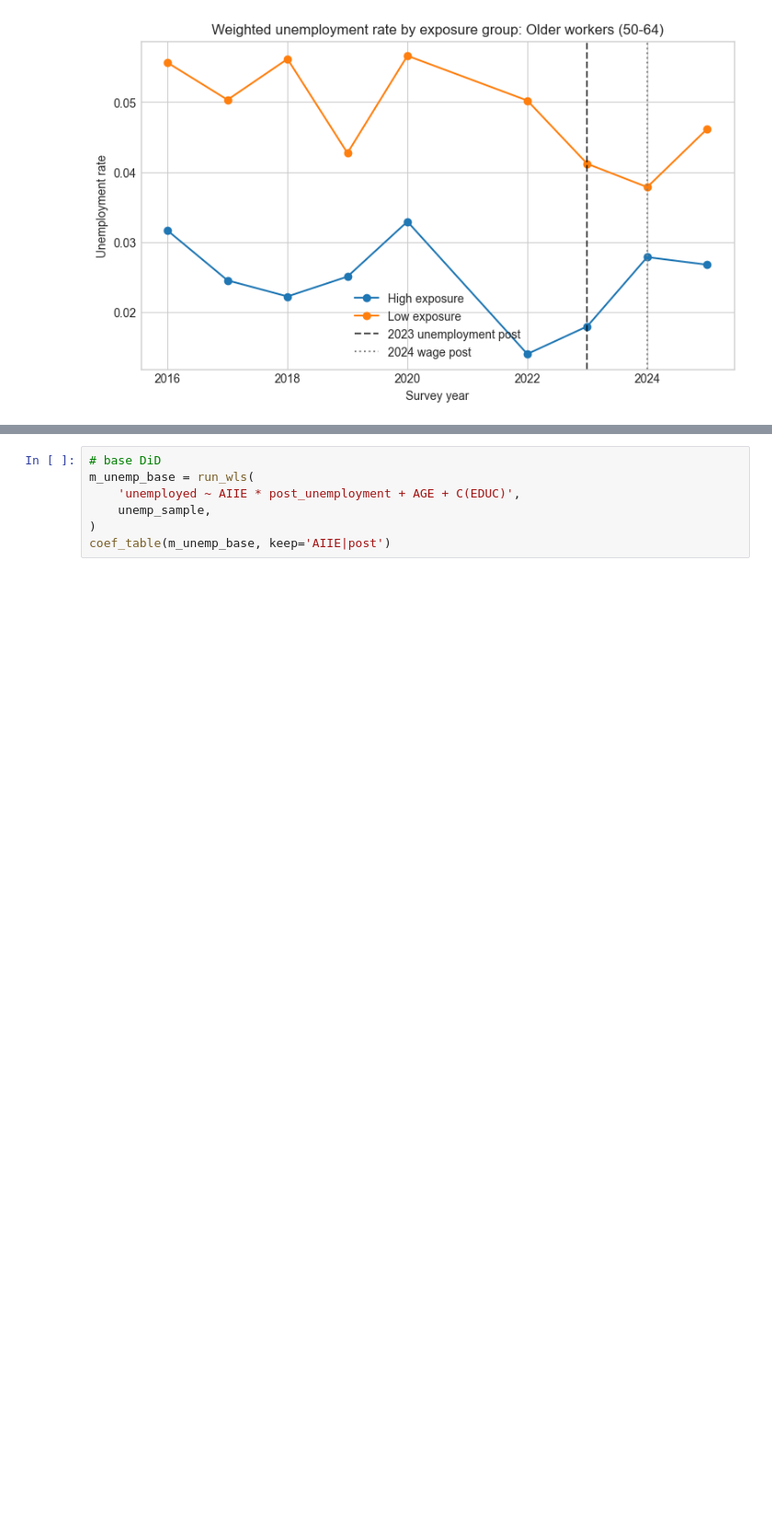
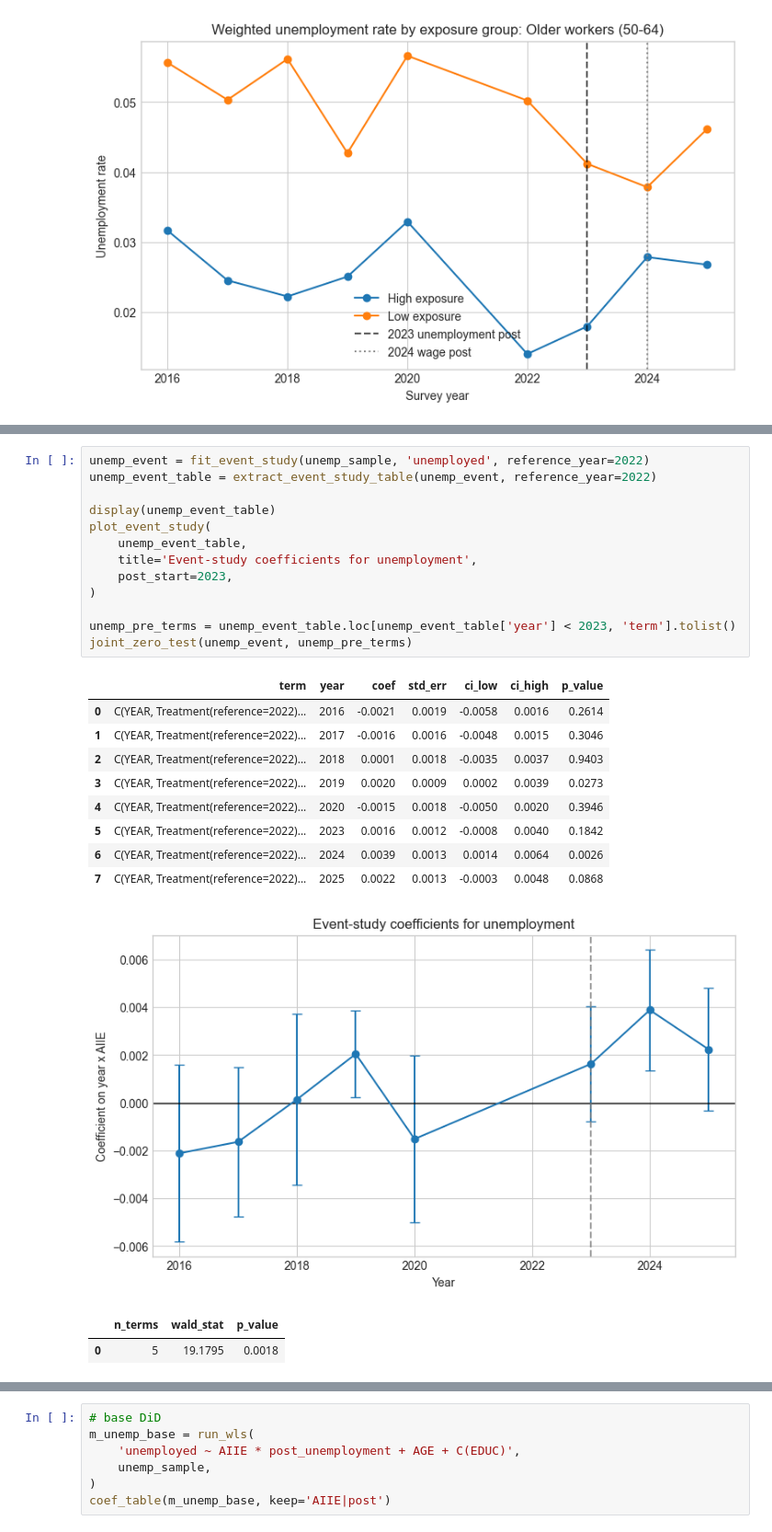
Before and after one commit to isaacvm98/UDS, a Jupyter notebook: models/causal_analysis.ipynb, the cells around one changed output, grey strips where cells are left out. Shown at 92% size. Cells and saved outputs as stored; diff of their text form; blank space fills up the shorter version.

Commit message:
add parallel trends check and save plot figures

```diff
--- a/models/causal_analysis.ipynb
+++ b/models/causal_analysis.ipynb
@@ -341,0 +454,26 @@ for label, subset in {
+# %%
+unemp_event = fit_event_study(unemp_sample, 'unemployed', reference_year=2022)
+unemp_event_table = extract_event_study_table(unemp_event, reference_year=2022)
+
+display(unemp_event_table)
+plot_event_study(
+    unemp_event_table,
+    title='Event-study coefficients for unemployment',
+    post_start=2023,
+)
+
+unemp_pre_terms = unemp_event_table.loc[unemp_event_table['year'] < 2023, 'term'].tolist()
+joint_zero_test(unemp_event, unemp_pre_terms)
+# %% [output]
+|  | term | year | coef | std_err | ci_low | ci_high | p_value |
+| 0 | C(YEAR, Treatment(reference=2022)... | 2016 | -0.0021 | 0.0019 | -0.0058 | 0.0016 | 0.2614 |
+| 1 | C(YEAR, Treatment(reference=2022)... | 2017 | -0.0016 | 0.0016 | -0.0048 | 0.0015 | 0.3046 |
+| 2 | C(YEAR, Treatment(reference=2022)... | 2018 | 0.0001 | 0.0018 | -0.0035 | 0.0037 | 0.9403 |
+| 3 | C(YEAR, Treatment(reference=2022)... | 2019 | 0.0020 | 0.0009 | 0.0002 | 0.0039 | 0.0273 |
+| 4 | C(YEAR, Treatment(reference=2022)... | 2020 | -0.0015 | 0.0018 | -0.0050 | 0.0020 | 0.3946 |
+| 5 | C(YEAR, Treatment(reference=2022)... | 2023 | 0.0016 | 0.0012 | -0.0008 | 0.0040 | 0.1842 |
+| 6 | C(YEAR, Treatment(reference=2022)... | 2024 | 0.0039 | 0.0013 | 0.0014 | 0.0064 | 0.0026 |
+| 7 | C(YEAR, Treatment(reference=2022)... | 2025 | 0.0022 | 0.0013 | -0.0003 | 0.0048 | 0.0868 |
+[figure, added]
+|  | n_terms | wald_stat | p_value |
+| 0 | 5 | 19.1795 | 0.0018 |
```
Also changed, not shown: parts of 11 cells of this notebook, 8 other files.
